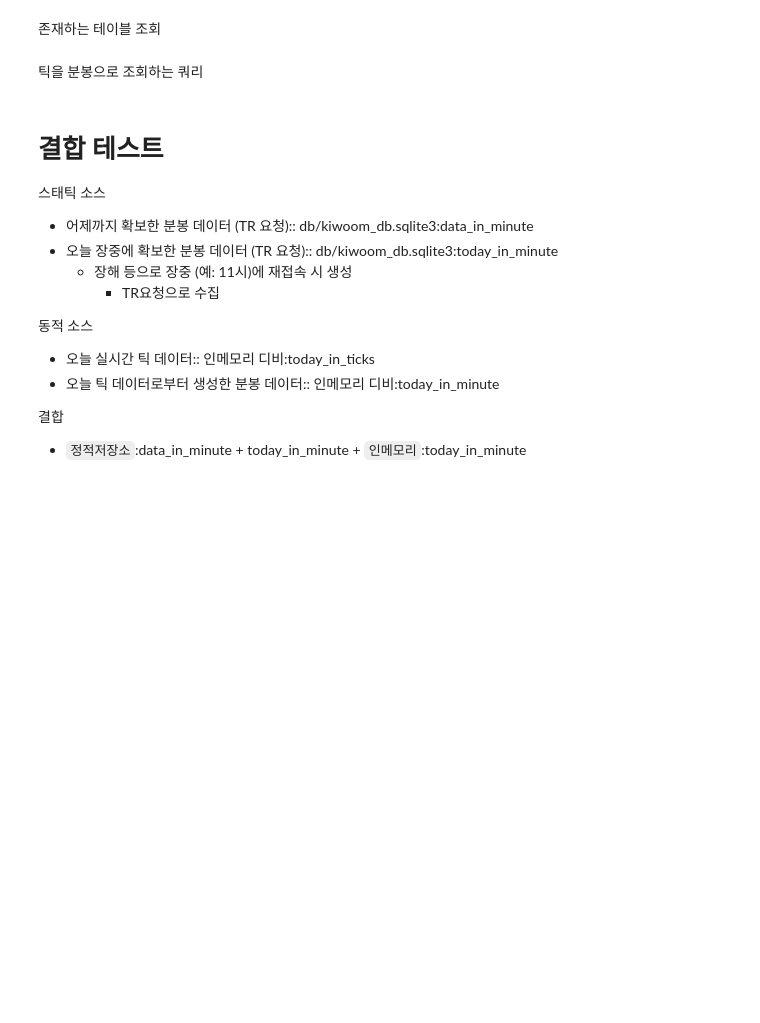
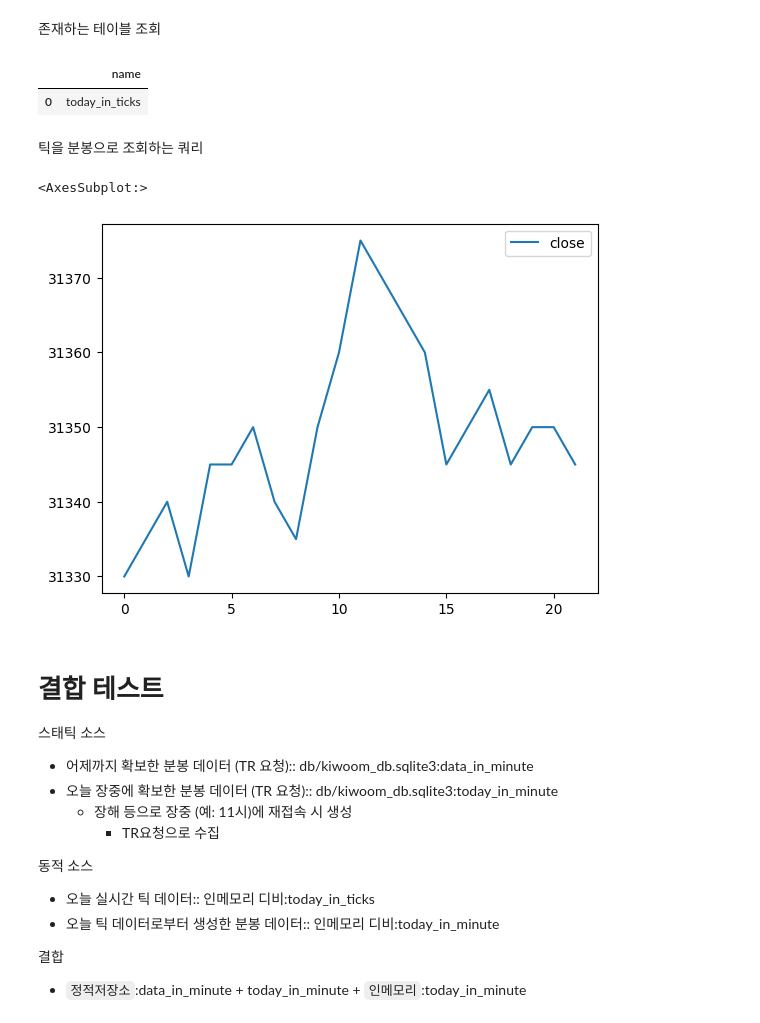
Before and after one commit to jangmino/AIFT2022, a Jupyter notebook: jupyter/data_provider_scratch.ipynb, the cells around one changed output. Cells and saved outputs as stored; diff of their text form; code cells hidden in the pictures; blank space fills up the shorter version.

```diff
--- a/jupyter/data_provider_scratch.ipynb
+++ b/jupyter/data_provider_scratch.ipynb
@@ -75,7 +108,7 @@ history_df.query('st_code=="069500"').plot(x='dt', y='close')
 # %%
 sample_file_path = r'..\data\주식체결_sample.txt'
 p = re.compile(r".*([{]'code.*[}])")
-provider = RealTimeTickDataPrivder()
+rt_provider = RealTimeTickDataPrivder.Factory(cm)
 # %%
 with open(sample_file_path, 'r', encoding='utf8') as f:
   for line in f:
@@ -96,6 +134,9 @@ provider.query('select dt from today_in_ticks order by dt desc limit 1 ')
 # %% [markdown]
 존재하는 테이블 조회
 # %%
-provider.query('select name from sqlite_master where type="table"')
+rt_provider.query('select name from sqlite_master where type="table"')
+# %% [output]
+|  | name |
+| 0 | today_in_ticks |
 # %% [markdown]
 틱을 분봉으로 조회하는 쿼리
@@ -104,3 +143,10 @@ today_df = provider.make_minute_chart_df()
+# %%
+real_minute_df = rt_provider.make_minute_chart_df()
+# %%
+real_minute_df.query("st_code=='069500'").plot(use_index=False, y='close')
+# %% [output]
+<AxesSubplot:>
+[figure, added]
 # %%
 import plotly.graph_objects as go
 # %%
```
Also changed, not shown: parts of 43 cells of this notebook, 1 other file.
